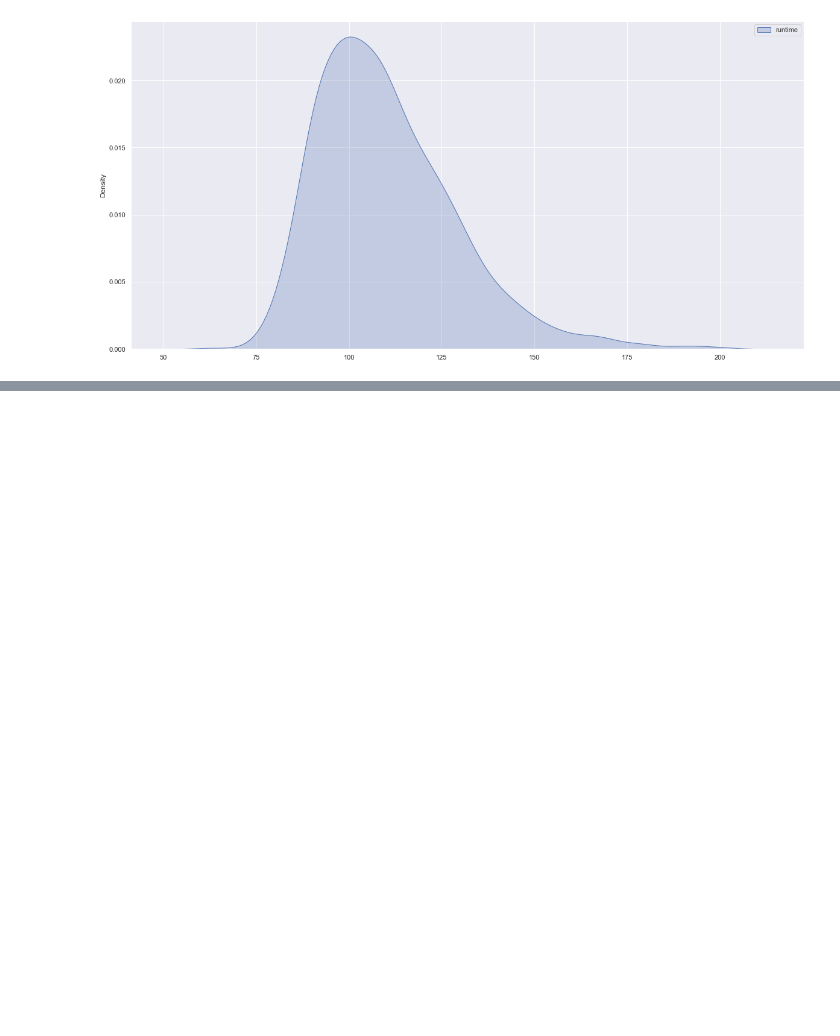
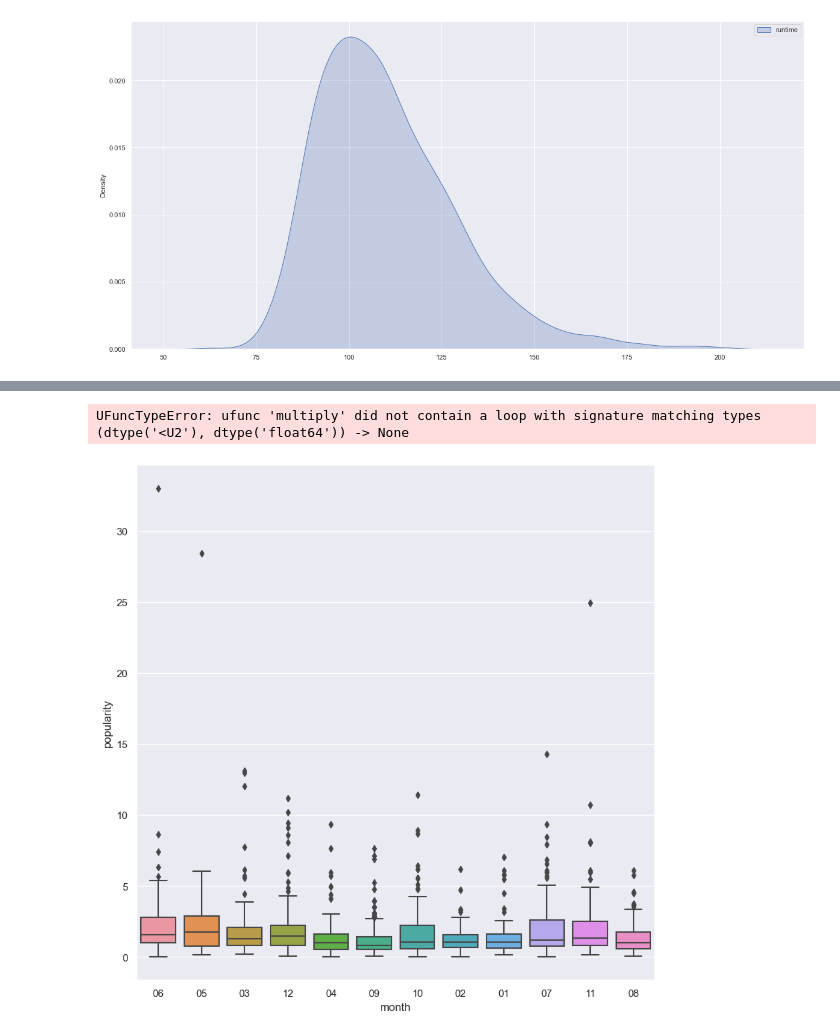
Before and after one commit to liekzhe/SC1015mini_project, a Jupyter notebook: EDA.ipynb, the cells around one changed output, grey strips where cells are left out. Cells and saved outputs as stored; diff of their text form; code cells hidden in the pictures; blank space fills up the shorter version.

```diff
--- a/EDA.ipynb
+++ b/EDA.ipynb
@@ -422,0 +514,9 @@ sb.kdeplot(data=runtime, shade=True)
+# %%
+plt.figure(figsize=(10, 10))
+data2=pd.concat([success_data['popularity'], factors['month']], axis=1)
+sb.boxplot(data=data2, x="month", y="popularity", orient = 'v')
+sb.regplot(x="month", y="popularity", data=data2, scatter=False, color='red')
+plt.show()
+# %% [output]
+UFuncTypeError: ufunc 'multiply' did not contain a loop with signature matching types (dtype('<U2'), dtype('float64')) -> None
+[figure, added]
```
Also changed, not shown: parts of 13 cells of this notebook, 3 other files.
